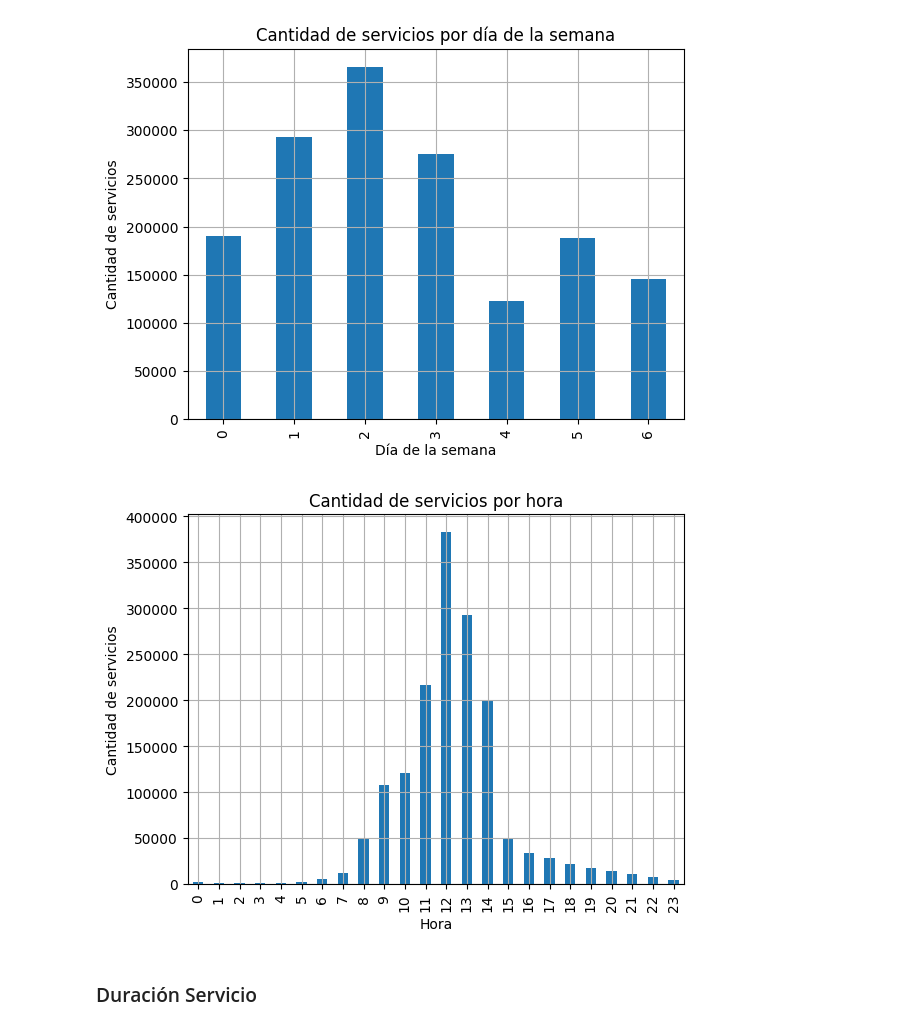
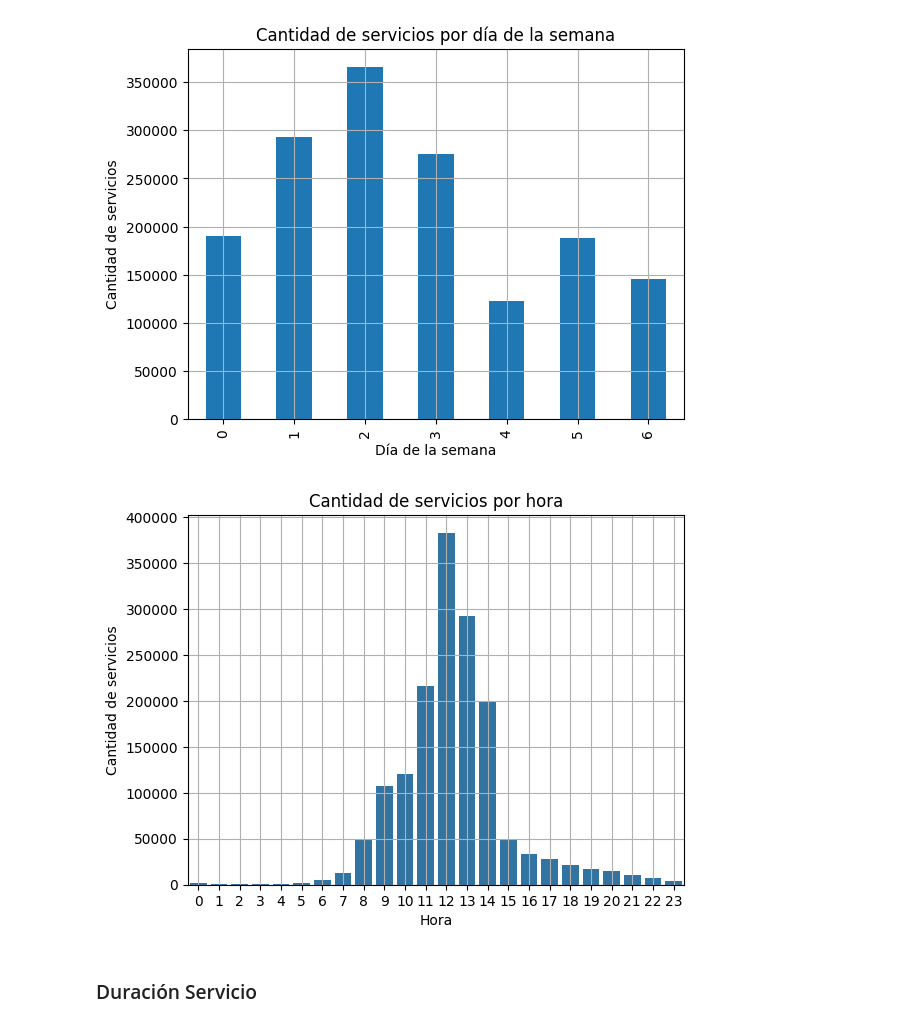
Before and after one commit to Tomaslopera/Hackathon_Sistecredito, a Jupyter notebook: ContactCenterHistorico.ipynb, the cells around one changed output. Drawn from its saved outputs; the diff is of its cells as text; code cells hidden in the pictures.

```diff
--- a/ContactCenterHistorico.ipynb
+++ b/ContactCenterHistorico.ipynb
@@ -107,14 +107,15 @@ plt.show()
 [figure]
 # %%
 # Graficar la cantidad de servicios por hora
-df_historico['Fecha_Inicio'].dt.hour.value_counts().sort_index().plot(kind='bar')
+df_historico['Fecha_Inicio'].dt.hour.value_counts().sort_index()
+sns.barplot(x=df_historico['Fecha_Inicio'].dt.hour.value_counts().sort_index().index, y=df_historico['Fecha_Inicio'].dt.hour.value_counts().sort_index().values)
 plt.title('Cantidad de servicios por hora')
 plt.xlabel('Hora')
 plt.ylabel('Cantidad de servicios')
 plt.grid()
 plt.show()
 # %% [output]
-[figure, old version]
+[figure, new version]
 # %% [markdown]
 ### Duración Servicio
 # %%
```
